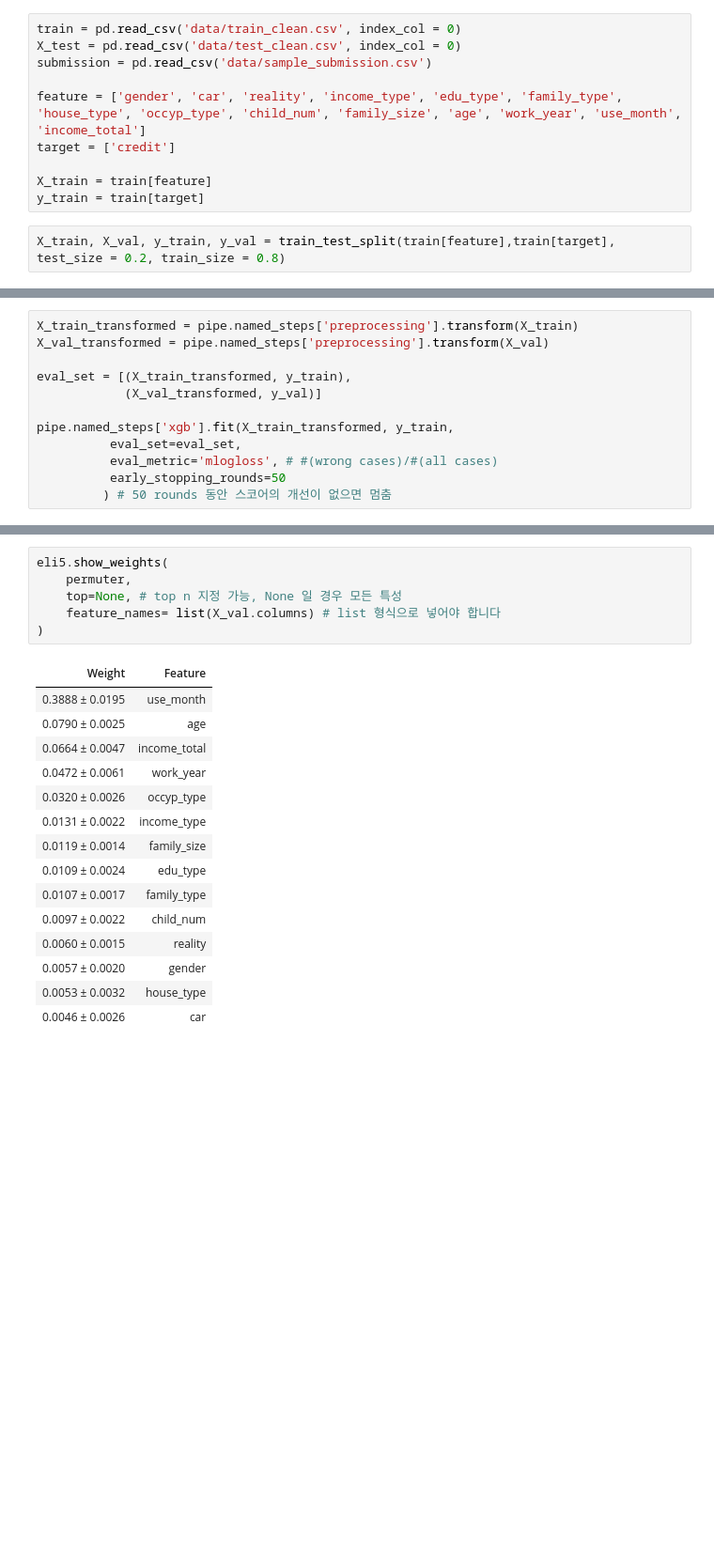
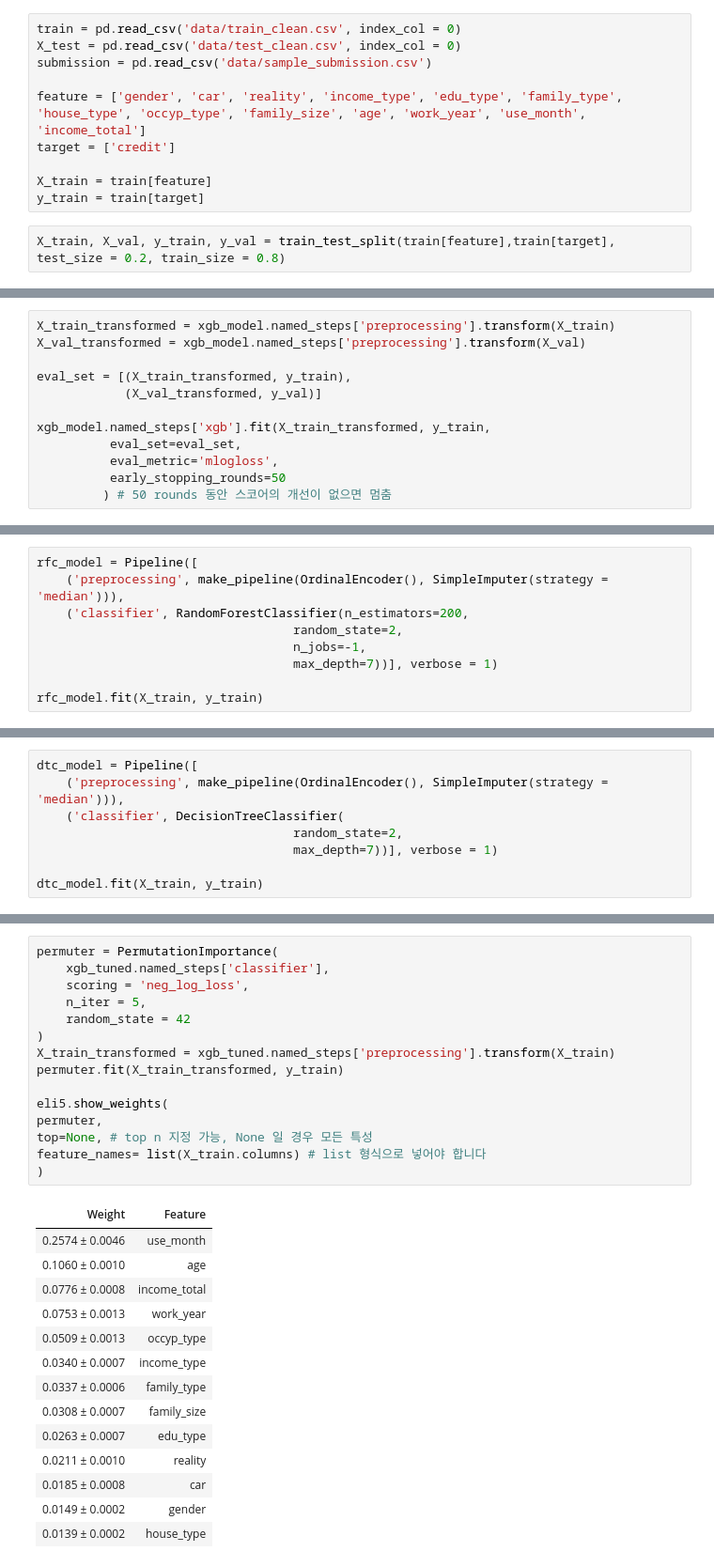
Before and after one commit to mhson-stack/credit-card-overdue-prediciton-ML-project, a Jupyter notebook: credit-card-model.ipynb, the cells around one changed output, grey strips where cells are left out. Shown at 94% size. Cells and saved outputs as stored; diff of their text form; blank space fills up the shorter version.

```diff
--- a/credit-card-model.ipynb
+++ b/credit-card-model.ipynb
@@ -25,7 +25,7 @@ train = pd.read_csv('data/train_clean.csv', index_col = 0)
 X_test = pd.read_csv('data/test_clean.csv', index_col = 0)
 submission = pd.read_csv('data/sample_submission.csv')
 
-feature = ['gender', 'car', 'reality', 'income_type', 'edu_type', 'family_type', 'house_type', 'occyp_type', 'child_num', 'family_size', 'age', 'work_year', 'use_month', 'income_total']
+feature = ['gender', 'car', 'reality', 'income_type', 'edu_type', 'family_type', 'house_type', 'occyp_type', 'family_size', 'age', 'work_year', 'use_month', 'income_total']
 target = ['credit']
 
 X_train = train[feature]
@@ -65,12 +144,12 @@ Pipeline(steps=[('preprocessing',
 # %%
-X_train_transformed = pipe.named_steps['preprocessing'].transform(X_train)
-X_val_transformed = pipe.named_steps['preprocessing'].transform(X_val)
+X_train_transformed = xgb_model.named_steps['preprocessing'].transform(X_train)
+X_val_transformed = xgb_model.named_steps['preprocessing'].transform(X_val)
 
 eval_set = [(X_train_transformed, y_train),
             (X_val_transformed, y_val)]
 
-pipe.named_steps['xgb'].fit(X_train_transformed, y_train,
+xgb_model.named_steps['xgb'].fit(X_train_transformed, y_train,
           eval_set=eval_set,
-          eval_metric='mlogloss', # #(wrong cases)/#(all cases)
+          eval_metric='mlogloss',
           early_stopping_rounds=50
          ) # 50 rounds 동안 스코어의 개선이 없으면 멈춤
@@ -220,0 +230,9 @@ PermutationImportance(estimator=XGBClassifier(base_score=0.5, booster='gbtree',
+# %%
+rfc_model = Pipeline([
+    ('preprocessing', make_pipeline(OrdinalEncoder(), SimpleImputer(strategy = 'median'))),
+    ('classifier', RandomForestClassifier(n_estimators=200,
+                                   random_state=2,
+                                   n_jobs=-1,
+                                   max_depth=7))], verbose = 1)
+
+rfc_model.fit(X_train, y_train)
@@ -220,0 +241,8 @@ PermutationImportance(estimator=XGBClassifier(base_score=0.5, booster='gbtree',
+# %%
+dtc_model = Pipeline([
+    ('preprocessing', make_pipeline(OrdinalEncoder(), SimpleImputer(strategy = 'median'))),
+    ('classifier', DecisionTreeClassifier(
+                                   random_state=2,
+                                   max_depth=7))], verbose = 1)
+
+dtc_model.fit(X_train, y_train)
@@ -221,22 +270,30 @@ PermutationImportance(estimator=XGBClassifier(base_score=0.5, booster='gbtree',
 # %%
+permuter = PermutationImportance(
+    xgb_tuned.named_steps['classifier'],
+    scoring = 'neg_log_loss',
+    n_iter = 5,
+    random_state = 42
+)
+X_train_transformed = xgb_tuned.named_steps['preprocessing'].transform(X_train)
+permuter.fit(X_train_transformed, y_train)
+
 eli5.show_weights(
-    permuter,
-    top=None, # top n 지정 가능, None 일 경우 모든 특성
-    feature_names= list(X_val.columns) # list 형식으로 넣어야 합니다
+permuter,
+top=None, # top n 지정 가능, None 일 경우 모든 특성
+feature_names= list(X_train.columns) # list 형식으로 넣어야 합니다
 )
 # %% [output]
 | Weight | Feature |
-| 0.3888 ± 0.0195 | use_month |
-| 0.0790 ± 0.0025 | age |
-| 0.0664 ± 0.0047 | income_total |
-| 0.0472 ± 0.0061 | work_year |
-| 0.0320 ± 0.0026 | occyp_type |
-| 0.0131 ± 0.0022 | income_type |
-| 0.0119 ± 0.0014 | family_size |
-| 0.0109 ± 0.0024 | edu_type |
-| 0.0107 ± 0.0017 | family_type |
-| 0.0097 ± 0.0022 | child_num |
-| 0.0060 ± 0.0015 | reality |
-| 0.0057 ± 0.0020 | gender |
-| 0.0053 ± 0.0032 | house_type |
-| 0.0046 ± 0.0026 | car |
+| 0.2574 ± 0.0046 | use_month |
+| 0.1060 ± 0.0010 | age |
+| 0.0776 ± 0.0008 | income_total |
+| 0.0753 ± 0.0013 | work_year |
+| 0.0509 ± 0.0013 | occyp_type |
+| 0.0340 ± 0.0007 | income_type |
+| 0.0337 ± 0.0006 | family_type |
+| 0.0308 ± 0.0007 | family_size |
+| 0.0263 ± 0.0007 | edu_type |
+| 0.0211 ± 0.0010 | reality |
+| 0.0185 ± 0.0008 | car |
+| 0.0149 ± 0.0002 | gender |
+| 0.0139 ± 0.0002 | house_type |
```
Also changed, not shown: parts of 30 cells of this notebook.
